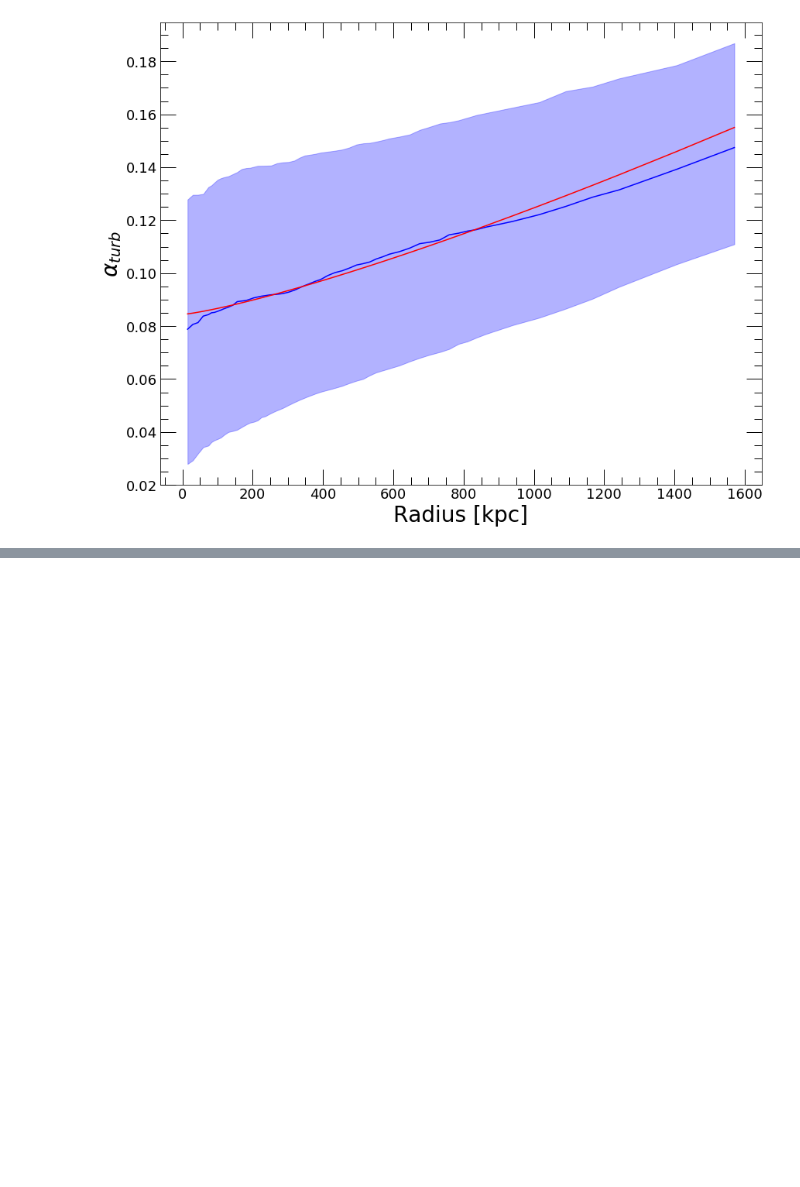
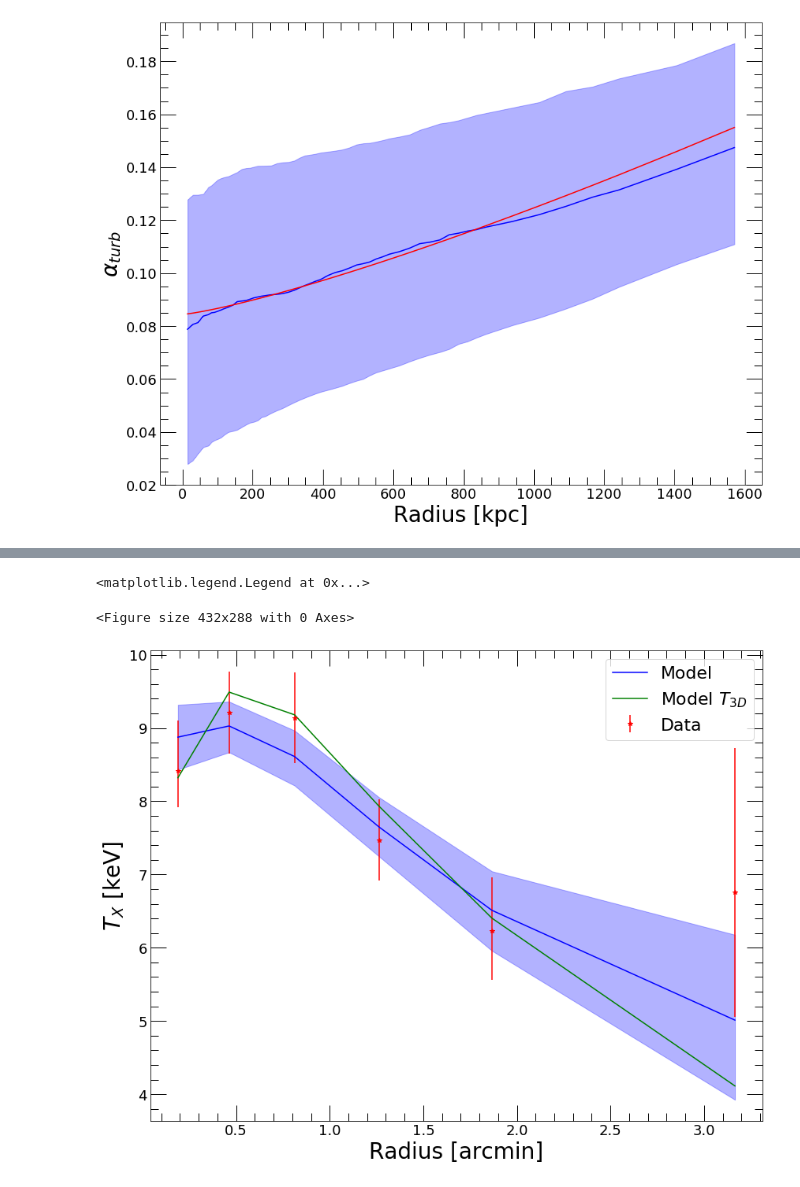
Before and after one commit to domeckert/hydromass, a Jupyter notebook: MACS0451.ipynb, the cells around one changed output, grey strips where cells are left out. Saved outputs shown, nothing was run; the diff lists cells and outputs as text; code cells hidden in the pictures; blank space fills up the shorter version.

```diff
--- a/MACS0451.ipynb
+++ b/MACS0451.ipynb
@@ -1245,0 +1242,9 @@ plt.plot(profs_pnt['R_OUT'], alpha_ang, color='red', label='Angelinelli+20')
+# %%
+tmGP = hydromass.Mhyd(sbprofile=p2,
+                       spec_data=spec_data,
+                       redshift=z_m0451,
+                       cosmo=pyproffit.cosmo)
+
+tmGP.emissivity(nh=nh_m0451, rmf=rsp, elow=0.7, ehigh=1.2)
+
+tmGP.run_GP()
@@ -1245,0 +1286,25 @@ plt.plot(profs_pnt['R_OUT'], alpha_ang, color='red', label='Angelinelli+20')
+# %%
+plt.clf()
+
+fig = plt.figure(figsize=(13,10))
+ax_size = [0.14, 0.14,
+               0.83, 0.83]
+ax = fig.add_axes(ax_size)
+ax.minorticks_on()
+ax.tick_params(length=20, width=1, which='major', direction='in', right=True, top=True)
+ax.tick_params(length=10, width=1, which='minor', direction='in', right=True, top=True)
+for item in (ax.get_xticklabels() + ax.get_yticklabels()):
+    item.set_fontsize(18)
+
+plt.xlabel('Radius [arcmin]', fontsize=28)
+plt.ylabel('$T_{X}$ [keV]', fontsize=28)
+plt.errorbar(spec_data.rref_x_am,spec_data.temp_x,yerr=np.array([spec_data.templ,spec_data.temph]),fmt='*',color='red', label='Data')
+plt.plot(spec_data.rref_x_am,tmGP.ktmod,color='blue', label='Model')
+plt.fill_between(spec_data.rref_x_am, tmGP.ktmod_lo, tmGP.ktmod_hi, color='blue', alpha=0.3)
+plt.plot(spec_data.rref_x_am,tmGP.kt3d,color='green', label='Model $T_{3D}$')
+
+plt.legend(fontsize=22)
+# %% [output]
+<matplotlib.legend.Legend at 0x...>
+<Figure size 432x288 with 0 Axes>
+[figure, added]
```
Also changed, not shown: parts of 34 cells of this notebook, 4 other files.
